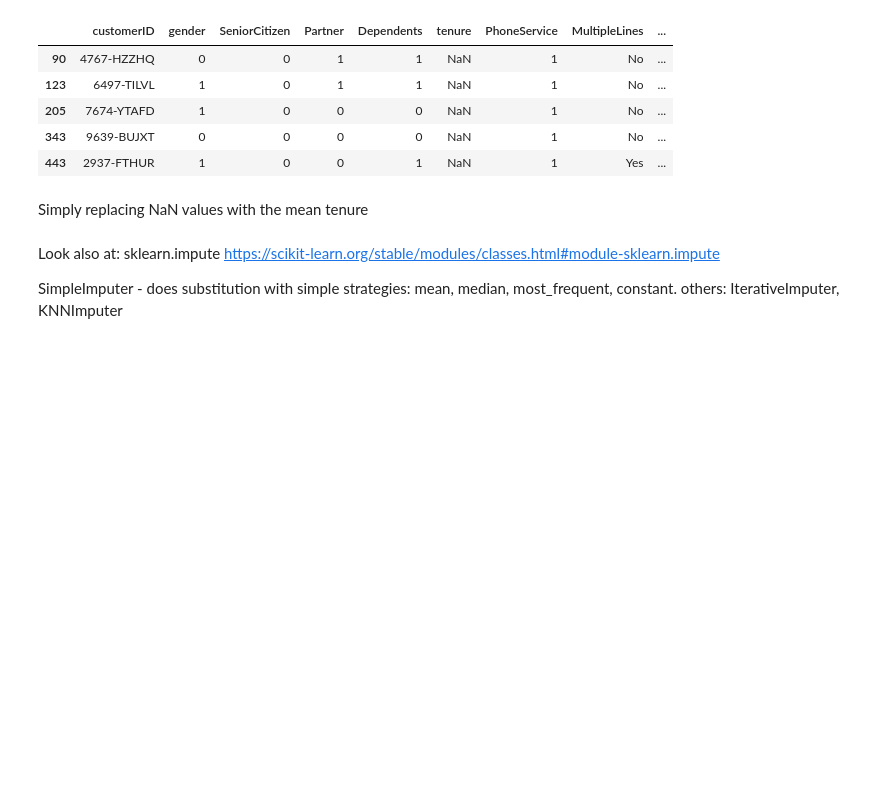
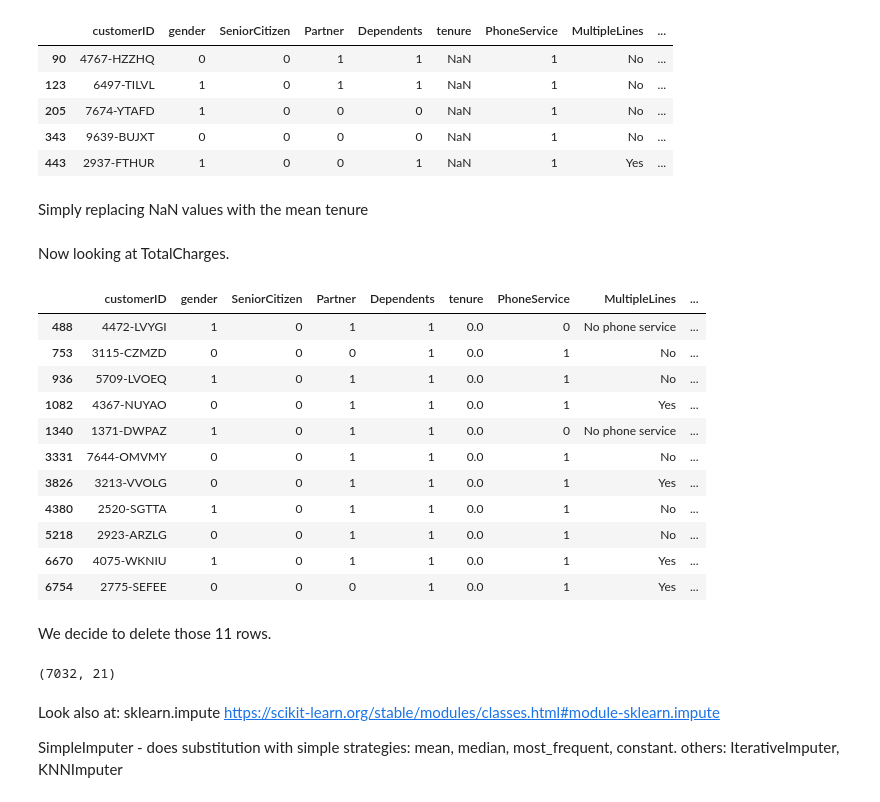
Before and after one commit to PierreLiddle/anz-ml-unicorn-gym, a Jupyter notebook: ML-unicorn-gym-day1-notebook.ipynb, the cells around one changed output. Drawn from its saved outputs; the diff is of its cells as text; code cells hidden in the pictures; blank space fills up the shorter version.

```diff
--- a/ML-unicorn-gym-day1-notebook.ipynb
+++ b/ML-unicorn-gym-day1-notebook.ipynb
@@ -380,3 +386,22 @@ data_df[data_df['tenure'].isna()].head(5)
 Simply replacing NaN values with the mean tenure
 # %%
 data_df['tenure'] = data_df['tenure'].fillna(data_df['tenure'].mean())
+# %% [markdown]
+Now looking at TotalCharges.
+# %%
+data_df[data_df['TotalCharges'].isna()].head(20)
+# %% [output]
+|  | customerID | gender | SeniorCitizen | Partner | Dependents | tenure | PhoneService | MultipleLines | ... |
+| 488 | 4472-LVYGI | 1 | 0 | 1 | 1 | 0.0 | 0 | No phone service | ... |
+| 753 | 3115-CZMZD | 0 | 0 | 0 | 1 | 0.0 | 1 | No | ... |
+| 936 | 5709-LVOEQ | 1 | 0 | 1 | 1 | 0.0 | 1 | No | ... |
+| 1082 | 4367-NUYAO | 0 | 0 | 1 | 1 | 0.0 | 1 | Yes | ... |
+| 1340 | 1371-DWPAZ | 1 | 0 | 1 | 1 | 0.0 | 0 | No phone service | ... |
+| 3331 | 7644-OMVMY | 0 | 0 | 1 | 1 | 0.0 | 1 | No | ... |
+| 3826 | 3213-VVOLG | 0 | 0 | 1 | 1 | 0.0 | 1 | Yes | ... |
+| 4380 | 2520-SGTTA | 1 | 0 | 1 | 1 | 0.0 | 1 | No | ... |
+| 5218 | 2923-ARZLG | 0 | 0 | 1 | 1 | 0.0 | 1 | No | ... |
+| 6670 | 4075-WKNIU | 1 | 0 | 1 | 1 | 0.0 | 1 | Yes | ... |
+| 6754 | 2775-SEFEE | 0 | 0 | 0 | 1 | 0.0 | 1 | Yes | ... |
+# %% [markdown]
+We decide to delete those 11 rows.
@@ -383,3 +410,7 @@ data_df['tenure'] = data_df['tenure'].fillna(data_df['tenure'].mean())
+# %%
+data_df.shape
+# %% [output]
+(7032, 21)
 # %% [markdown]
 Look also at: sklearn.impute</br>
 https://scikit-learn.org/stable/modules/classes.html#module-sklearn.impute</br>
```
Also changed, not shown: parts of 72 cells of this notebook, 2 other files.
